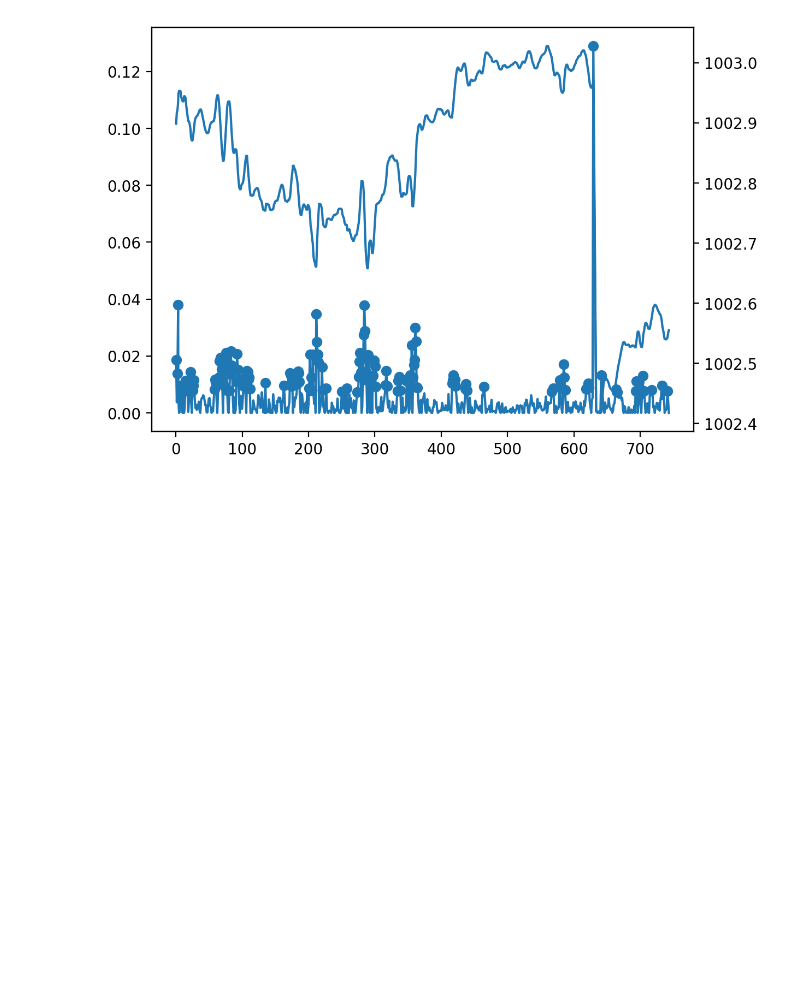
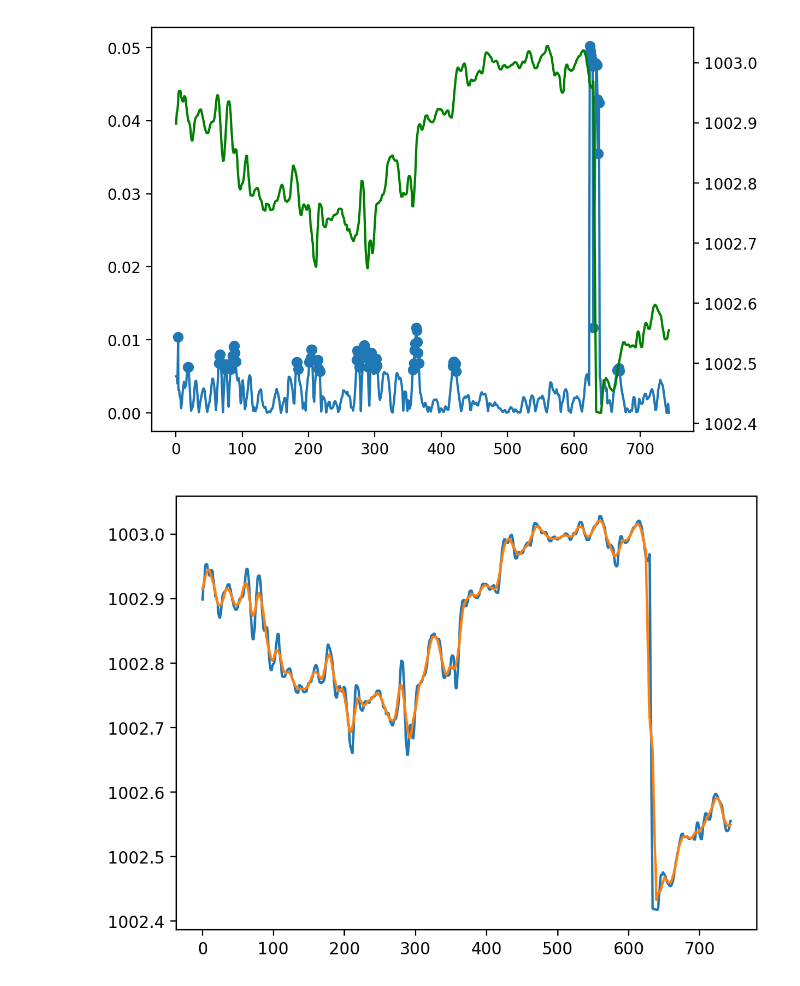
Before and after one commit to Shantanu-Mandpe/Motion-Analysis-Project, a Jupyter notebook: main.ipynb, the cells around one changed output. Cells and saved outputs as stored; diff of their text form; code cells hidden in the pictures; blank space fills up the shorter version.

Commit message:
Updated Code and Data

```diff
--- a/main.ipynb
+++ b/main.ipynb
@@ -5,6 +5,7 @@ import graphlib
 import statistics
 import matplotlib.pyplot as plt #package for plots
 import gmplot
+from scipy import signal
 
 #main function
 def der(x,y):
@@ -13,7 +14,8 @@ def der(x,y):
   """
   i = 0
   time = x['time']
-  value = x[y]
+  value = reduce_bar
+  # value = x[y]
   slopes = []
   aslopes = []
   times = []
@@ -39,13 +41,17 @@ def der(x,y):
 #data
 gps_data = pd.read_csv('GPS.csv')
 pressure_data = pd.read_csv('Pressure.csv')
+# gps_data = pd.read_csv('hills_gps.csv')
+# pressure_data = pd.read_csv('hills_p.csv')
 
 latitude = gps_data["Latitude"]
 longitude = gps_data["Longitude"]
 gps_time = gps_data["time"]
 
+
 bar = pressure_data["Pressure"]
 bar_time = pressure_data["time"]
+reduce_bar = signal.savgol_filter(bar,window_length=11, polyorder=1, mode="nearest")
 deri = der(pressure_data,'Pressure')
 der_p = deri[0]
 der_t = deri[1]
@@ -80,6 +86,14 @@ for i in der_p:
 #   else:
 #     print("d")
 #     print(n)
+up_time = []
+down_time = []
+for n in range_a:
+  if n < 0:
+    up_time.append(range_t[range_a.index(n)])
+  else:
+    down_time.append(range_t[range_a.index(n)])
+
 
 #Plotting data
 fig, ax = plt.subplots()
@@ -87,40 +101,79 @@ fig.set_dpi(200)
 # ax.plot(abs_t,abs)
 ax.plot(bar_time,der_p)
 ax.scatter(range_t,range_p)
 ax2 = ax.twinx()
-ax2.plot(bar_time,bar)
+ax2.plot(bar_time,bar,color='green')
+plt.show()
+
+fig1, ax1 = plt.subplots()
+fig1.set_dpi(200)
+ax1.plot(bar_time,bar)
+ax1.plot(bar_time,reduce_bar)
 plt.show()
 
 #Gathering co-ordinates of elevated data
 gps_hill_la = []
 gps_hill_lo = []
+up_la = []
+down_lo = []
+up_lo = []
+down_la = []
 i = 0
 x = 0
 while i < len(range_t)-1:
   for n in gps_time:
     if (range_t[i] <= n <=range_t[i+1]):
       gps_hill_la.append(latitude[x])
       gps_hill_lo.append(longitude[x])
       x = x + 1
   i = i + 1
+i = 0
+x = 0
+while i < len(up_time)-1:
+  for n in gps_time:
+    if (up_time[i] <= n <=up_time[i+1]):
+      up_la.append(latitude[x])
+      up_lo.append(longitude[x])
+      x = x + 1
+  i = i + 1
+i = 0
+x = 0
+while i < len(down_time)-1:
+  for n in gps_time:
+    if (down_time[i] <= n <=down_time[i+1]):
+      down_la.append(latitude[x])
+      down_lo.append(longitude[x])
+      x = x + 1
+  i = i + 1
+
+# for i in range_t:
+#   for n in gps_time:
+#     if (i <= n <= ):
+#       gps_hill_la.append(latitude[range_t.index(i)])
+#       gps_hill_lo.append(longitude[range_t.index(i)])
 # there might be an issue in co-ordinate selection
 
 #making the map
 lat = latitude.iat[0]
 log = longitude.iat[0]
 
 gmap = gmplot.GoogleMapPlotter(lat, log, zoom=18)
 gmap.plot(latitude, longitude, '#771c2f', size = 0.5, marker = False )
-gmap.scatter(gps_hill_la, gps_hill_lo, '#16EBF9', size = 0.5, marker = False  )
+# gmap.scatter(gps_hill_la, gps_hill_lo, '#16EBF9', size = 0.5, marker = False  )
+gmap.scatter(up_la, up_lo, '#FFFF00', size = 0.5, marker = False  )
+gmap.scatter(down_la, down_lo, '#16EBF9', size = 0.5, marker = False  )
+
 gmap.draw( "mapping.html" )
 
 #debugging
-print(np.max(bar))
-print(np.min(bar))
-print(np.mean(bar))
-print(np.max(der_p))
-print(np.min(der_p))
-print(np.mean(der_p))
-print(std)
+print(len(gps_hill_la))
+print(len(gps_hill_lo))
+print(len(up_la))
+print(len(down_la))
+
+
+print(len(latitude))
+print(len(longitude))
 # %% [output]
-[figure, old version]
+[figure, new version]
+[figure, added]
```
Also changed, not shown: parts of 1 cell of this notebook, 11 other files.
